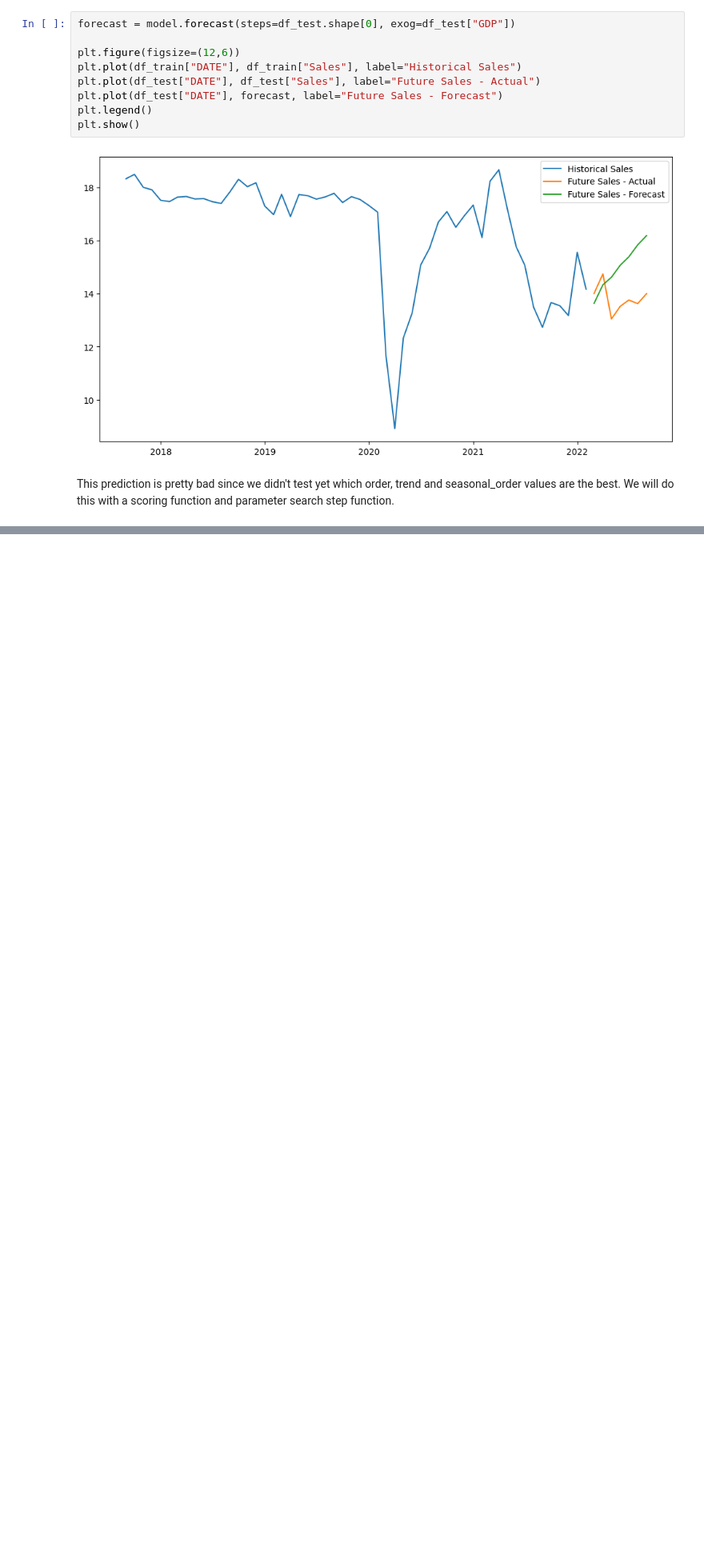
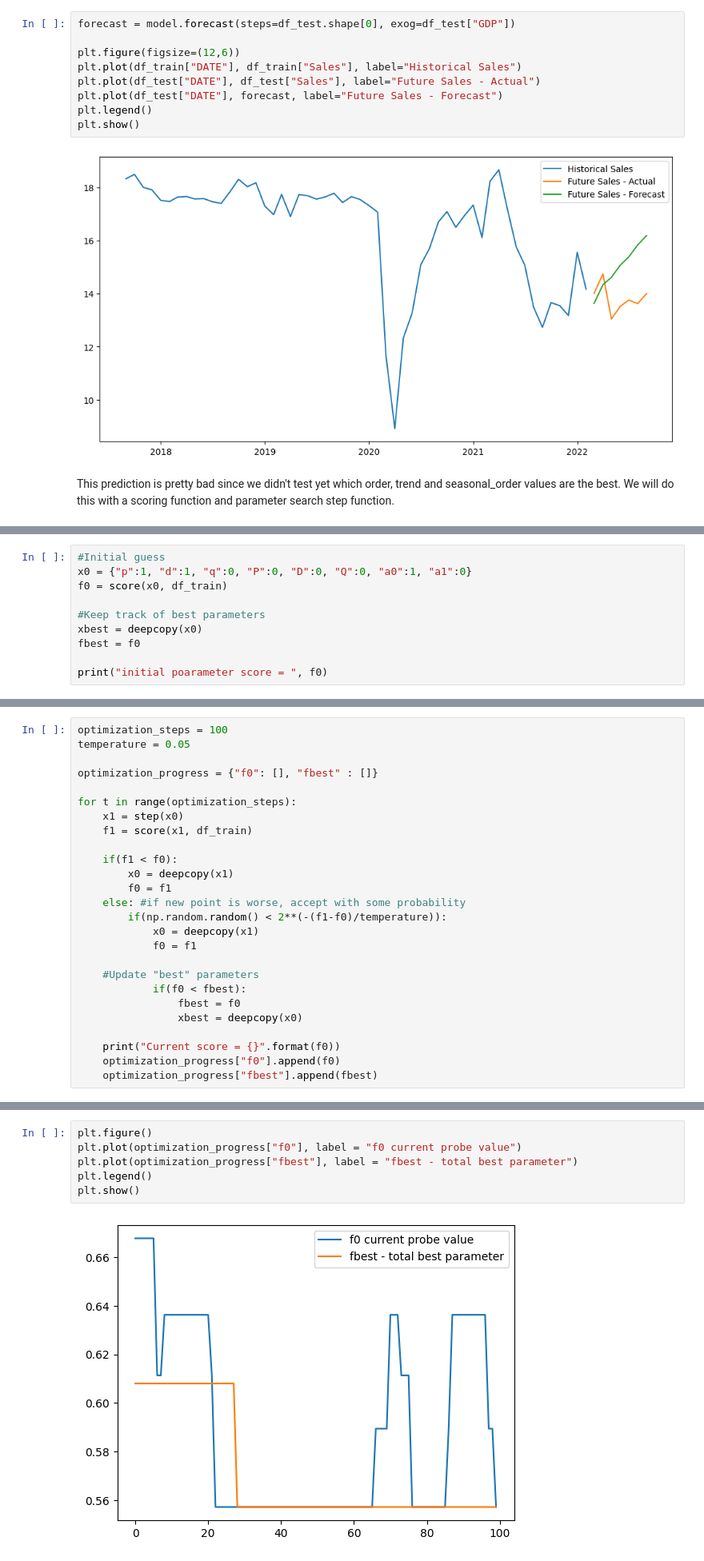
Before and after one commit to OjmJakon/Mini-Projects, a Jupyter notebook: Data Science/Sales Forecasting Using ARIMA/Sales Forecasting Using ARIMA.ipynb, the cells around one changed output, grey strips where cells are left out. Shown: that part at 80% size. Drawn from its saved outputs; the diff is of its cells as text; blank space fills up the shorter version.

```diff
--- a/Data Science/Sales Forecasting Using ARIMA/Sales Forecasting Using ARIMA.ipynb
+++ b/Data Science/Sales Forecasting Using ARIMA/Sales Forecasting Using ARIMA.ipynb
@@ -166,0 +231,10 @@ This prediction is pretty bad since we didn't test yet which order, trend and se
+# %%
+#Initial guess
+x0 = {"p":1, "d":1, "q":0, "P":0, "D":0, "Q":0, "a0":1, "a1":0}
+f0 = score(x0, df_train)
+
+#Keep track of best parameters
+xbest = deepcopy(x0)
+fbest = f0
+
+print("initial poarameter score = ", f0)
@@ -166,0 +243,26 @@ This prediction is pretty bad since we didn't test yet which order, trend and se
+# %%
+optimization_steps = 100
+temperature = 0.05
+
+optimization_progress = {"f0": [], "fbest" : []}
+
+for t in range(optimization_steps):
+    x1 = step(x0)
+    f1 = score(x1, df_train)
+
+    if(f1 < f0):
+        x0 = deepcopy(x1)
+        f0 = f1
+    else: #if new point is worse, accept with some probability
+        if(np.random.random() < 2**(-(f1-f0)/temperature)):
+            x0 = deepcopy(x1)
+            f0 = f1
+
+    #Update "best" parameters
+            if(f0 < fbest):
+                fbest = f0
+                xbest = deepcopy(x0)
+
+    print("Current score = {}".format(f0))
+    optimization_progress["f0"].append(f0)
+    optimization_progress["fbest"].append(fbest)
@@ -166,0 +287,8 @@ This prediction is pretty bad since we didn't test yet which order, trend and se
+# %%
+plt.figure()
+plt.plot(optimization_progress["f0"], label = "f0 current probe value")
+plt.plot(optimization_progress["fbest"], label = "fbest - total best parameter")
+plt.legend()
+plt.show()
+# %% [output]
+[figure, added]
```
Also changed, not shown: parts of 11 cells of this notebook.
